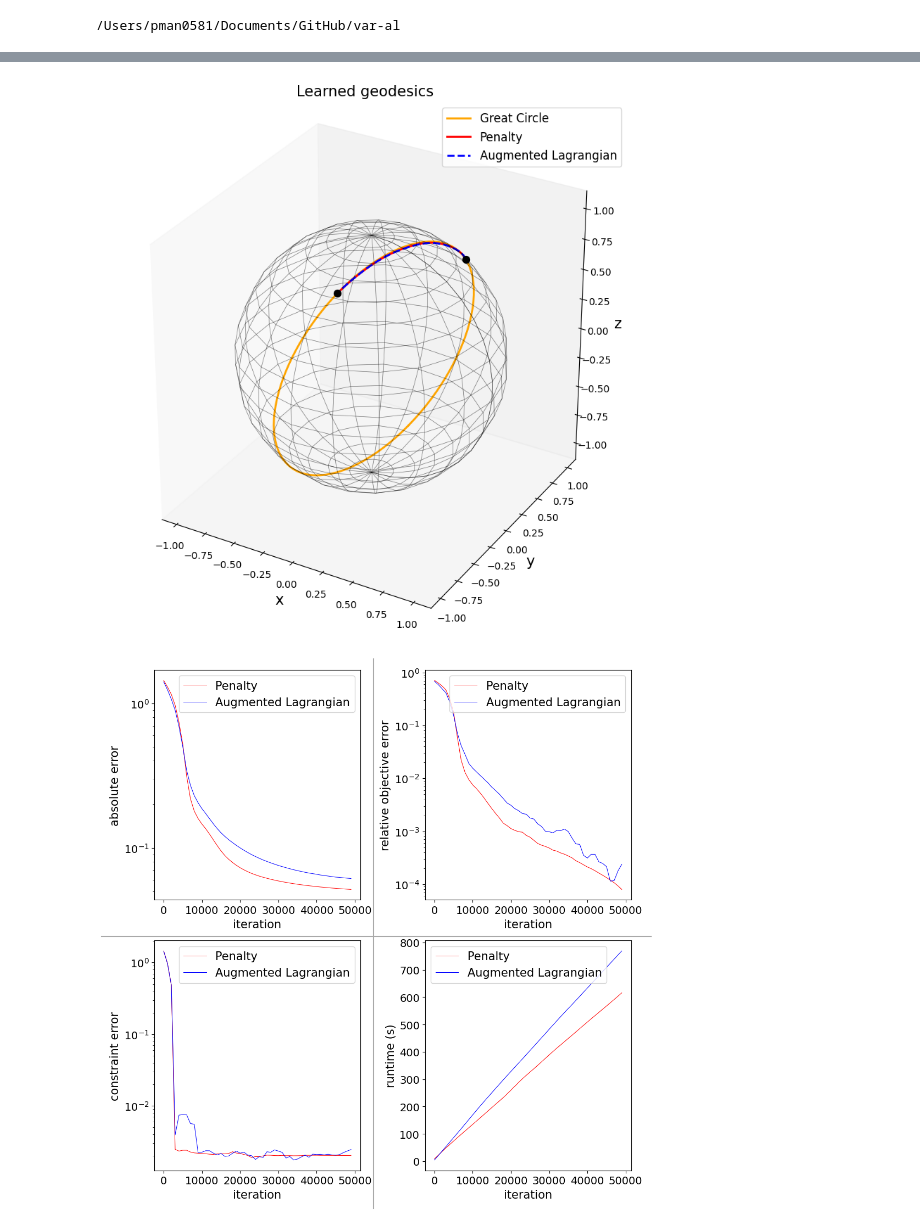
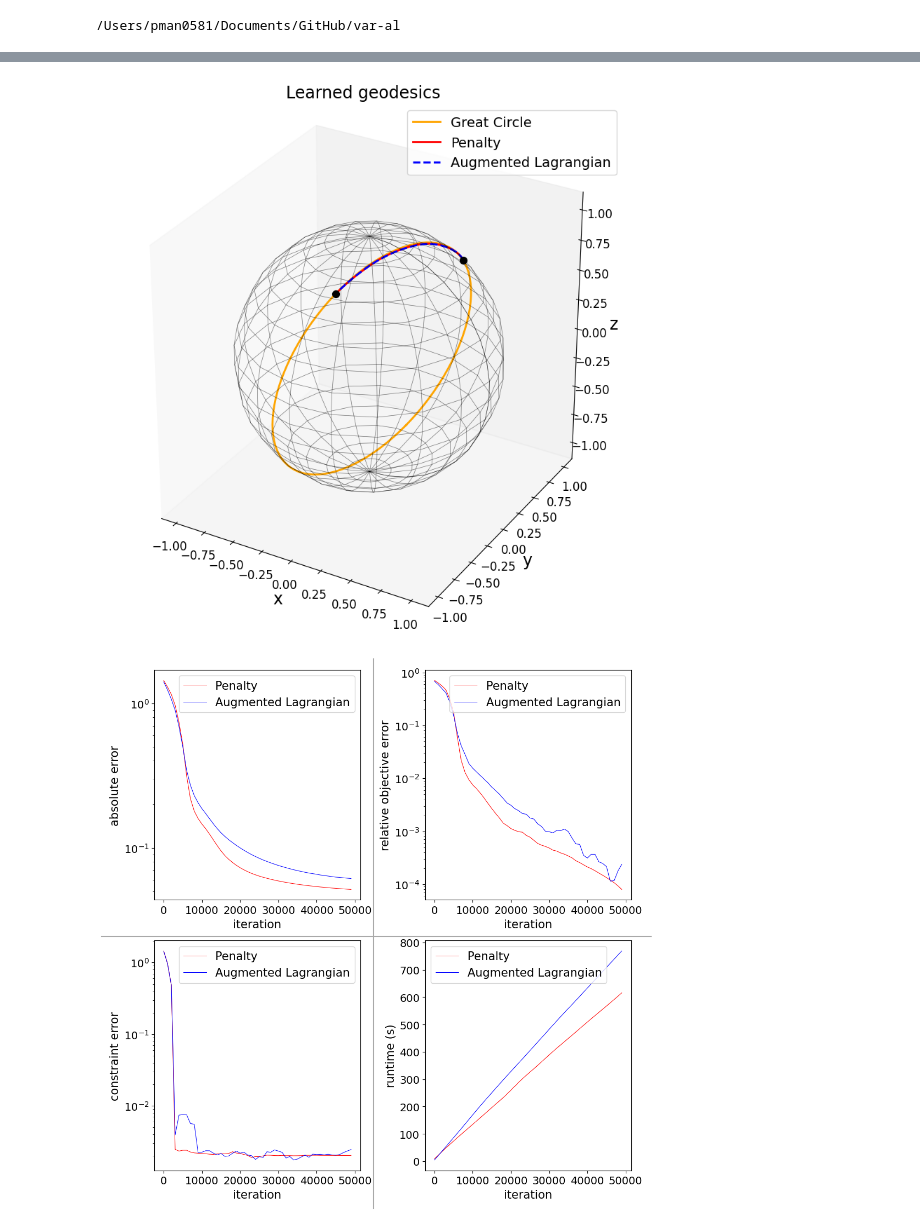
Before and after one commit to pinakm9/var-al, a Jupyter notebook: plotters/sphere-geodesic.ipynb, the cells around one changed output, grey strips where cells are left out. Drawn from its saved outputs; the diff is of its cells as text; code cells hidden in the pictures.

Commit message:
geodesic plot

```diff
--- a/plotters/sphere-geodesic.ipynb
+++ b/plotters/sphere-geodesic.ipynb
@@ -79,7 +79,7 @@ net_p.load_weights('{}/{}'.format(save_folder, net_p.name)).expect_partial()
 # net_al.load_weights('../data/helicoid-al/{}'.format(net_al.name)).expect_partial()
 
 # set up plotting parameters
-scale = 0
+scale = 2
 xlabel_size = ylabel_size = 15 + scale
 tick_size = 10 + scale
 legend_size = 15 + scale
@@ -203,4 +198,4 @@ plt.show()
-[figure, old version]
+[figure, new version]
 # %%
 def smooth(y, k):
     y_smooth = savgol_filter(y, 5, k)
```
Also changed, not shown: parts of 1 cell of this notebook, 2 other files.
